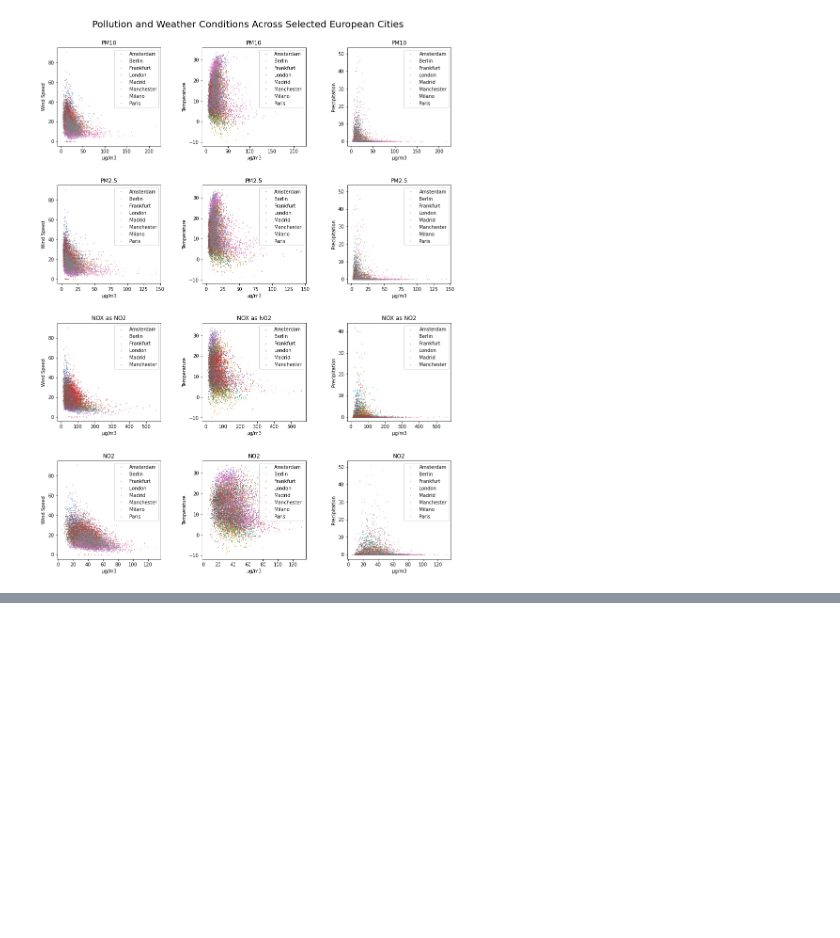
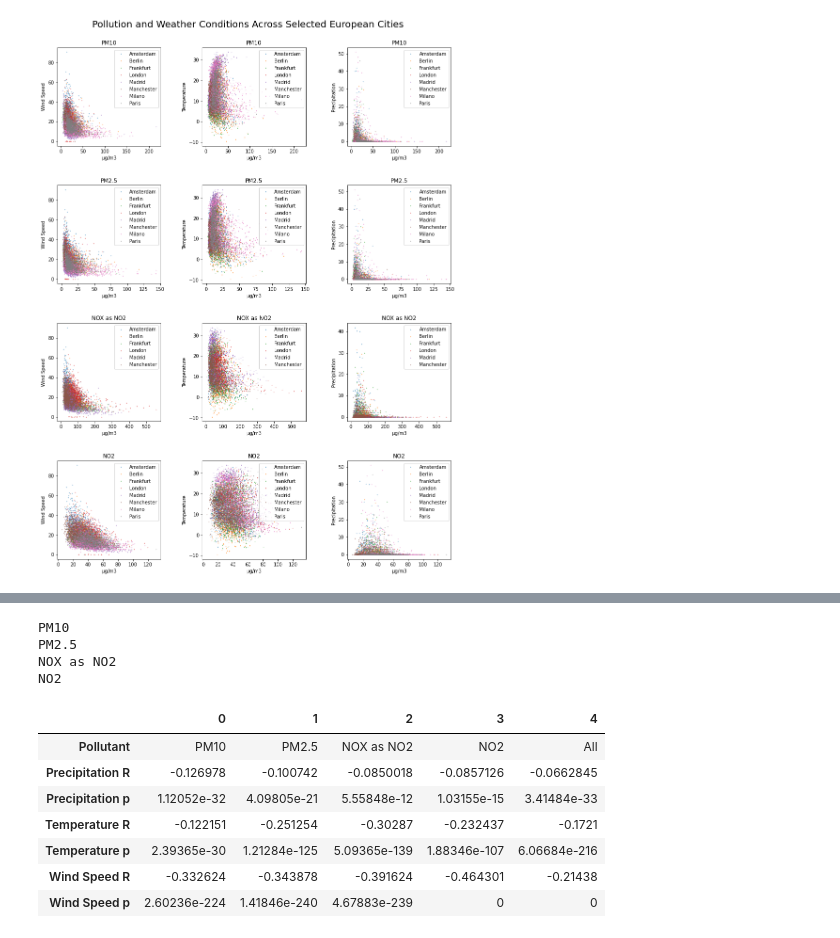
Before and after one commit to RustyBrain/ucl_step_assign2, a Jupyter notebook: Modelling.ipynb, the cells around one changed output, grey strips where cells are left out. Saved outputs shown, nothing was run; the diff lists cells and outputs as text; code cells hidden in the pictures; blank space fills up the shorter version.

```diff
--- a/Modelling.ipynb
+++ b/Modelling.ipynb
@@ -69,0 +120,51 @@ plt.show()
+# %%
+df_corrs = pd.DataFrame()
+for pol in polls:
+    print(pol)
+    df_pol = df_norm[df_norm['pollutant'] == pol]
+    df_pol_w = df_pol.dropna(subset=['Concentration', 'Wind Speed'])
+    w_r = pearsonr(df_pol_w['Concentration'], df_pol_w['Wind Speed'])
+    df_pol_p = df_pol.dropna(subset=['Concentration', 'Precipitation'])
+    w_p = pearsonr(df_pol_p['Concentration'], df_pol_p['Precipitation'])
+    df_pol_t = df_pol.dropna(subset=['Concentration', 'Temperature'])
+    w_t = pearsonr(df_pol_t['Concentration'], df_pol_t['Temperature'])
+    dat = {
+        'Pollutant': pol,
+        'Temperature R': w_t[0],
+        'Temperature p': w_t[1],
+        'Wind Speed R': w_r[0],
+        'Wind Speed p': w_r[1],
+        'Precipitation R': w_p[0],
+        'Precipitation p': w_p[1]
+    }
+    df_corrs = df_corrs.append(dat, ignore_index=True)
+df_pol_w = df_norm.dropna(subset=['Concentration', 'Wind Speed'])
+w_r = pearsonr(df_pol_w['Concentration'], df_pol_w['Wind Speed'])
+df_pol_p = df_norm.dropna(subset=['Concentration', 'Precipitation'])
+w_p = pearsonr(df_pol_p['Concentration'], df_pol_p['Precipitation'])
+df_pol_t = df_norm.dropna(subset=['Concentration', 'Temperature'])
+w_t = pearsonr(df_pol_t['Concentration'], df_pol_t['Temperature'])
+dat = {
+    'Pollutant': 'All',
+    'Temperature R': w_t[0],
+    'Temperature p': w_t[1],
+    'Wind Speed R': w_r[0],
+    'Wind Speed p': w_r[1],
+    'Precipitation R': w_p[0],
+    'Precipitation p': w_p[1]
+}
+df_corrs = df_corrs.append(dat, ignore_index=True)
+df_corrs.T
+# %% [output]
+PM10
+PM2.5
+NOX as NO2
+NO2
+|  | 0 | 1 | 2 | 3 | 4 |
+| Pollutant | PM10 | PM2.5 | NOX as NO2 | NO2 | All |
+| Precipitation R | -0.126978 | -0.100742 | -0.0850018 | -0.0857126 | -0.0662845 |
+| Precipitation p | 1.12052e-32 | 4.09805e-21 | 5.55848e-12 | 1.03155e-15 | 3.41484e-33 |
+| Temperature R | -0.122151 | -0.251254 | -0.30287 | -0.232437 | -0.1721 |
+| Temperature p | 2.39365e-30 | 1.21284e-125 | 5.09365e-139 | 1.88346e-107 | 6.06684e-216 |
+| Wind Speed R | -0.332624 | -0.343878 | -0.391624 | -0.464301 | -0.21438 |
+| Wind Speed p | 2.60236e-224 | 1.41846e-240 | 4.67883e-239 | 0 | 0 |
```
Also changed, not shown: parts of 9 cells of this notebook, 3 other files.
